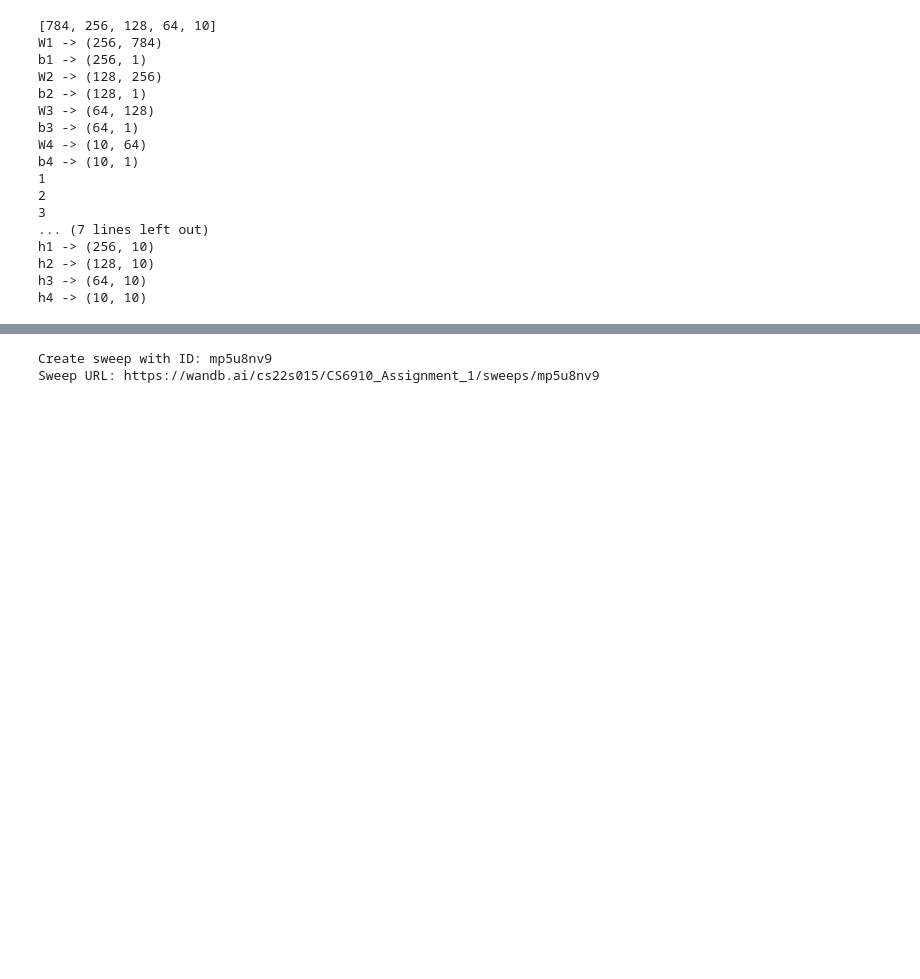
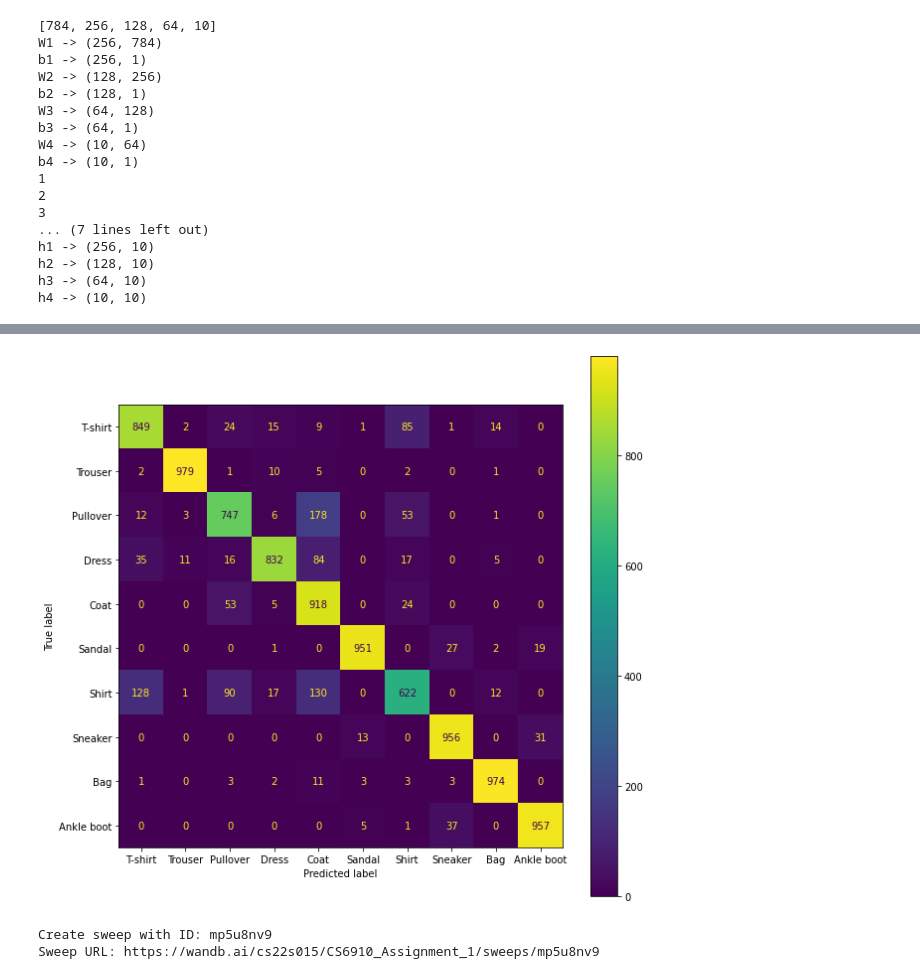
Before and after one commit to uanushkatkd/CS6910_Assignment1, a Jupyter notebook: Dl1.ipynb, the cells around one changed output, grey strips where cells are left out. Drawn from its saved outputs; the diff is of its cells as text; code cells hidden in the pictures; blank space fills up the shorter version.

```diff
--- a/Dl1.ipynb
+++ b/Dl1.ipynb
@@ -102,4 +129,5 @@ Downloading data from https://storage.googleapis.com/tensorflow/tf-keras-dataset
 # %%
+x_train,x_test,x_val,y_train,y_test,y_val,class_names=load_data('fashion_mnist')
 print(x_train.shape)
 print(y_train.shape)
 print(x_val.shape)
@@ -444,8 +450,9 @@ class NN:
       test_acc,test_loss,y_true2,y_perd2=self.modelPerformance(x_test,y_test)
 
 
-      wandb.log({"val_acc": val_acc, "train_acc": train_acc, "test_acc": test_acc, "val_loss": val_loss, "train_loss": train_loss,"test_loss":test_loss,"epoch": e+1})
+      #wandb.log({"val_acc": val_acc, "train_acc": train_acc, "test_acc": test_acc, "val_loss": val_loss, "train_loss": train_loss,"test_loss":test_loss,"epoch": e+1})
 
+    self.params=weights
     return weights
 
   def momentum(self,x_train,y_train,x_test,y_test,x_val,y_val):
@@ -499,8 +506,9 @@ class NN:
       test_acc,test_loss,y_true2,y_perd2=self.modelPerformance(x_test,y_test)
 
 
-      wandb.log({"val_acc": val_acc, "train_acc": train_acc, "test_acc": test_acc, "val_loss": val_loss, "train_loss": train_loss,"test_loss":test_loss,"epoch": e+1})
+      #wandb.log({"val_acc": val_acc, "train_acc": train_acc, "test_acc": test_acc, "val_loss": val_loss, "train_loss": train_loss,"test_loss":test_loss,"epoch": e+1})
 
+    self.params=weights
     return weights
 
 
@@ -566,8 +574,9 @@ class NN:
       test_acc,test_loss,y_true2,y_perd2=self.modelPerformance(x_test,y_test)
 
 
-      wandb.log({"val_acc": val_acc, "train_acc": train_acc, "test_acc": test_acc, "val_loss": val_loss, "train_loss": train_loss,"test_loss":test_loss,"epoch": e+1})
+      #wandb.log({"val_acc": val_acc, "train_acc": train_acc, "test_acc": test_acc, "val_loss": val_loss, "train_loss": train_loss,"test_loss":test_loss,"epoch": e+1})
 
+    self.params=weights
     return weights
 
 
@@ -626,8 +635,9 @@ class NN:
       test_acc,test_loss,y_true2,y_perd2=self.modelPerformance(x_test,y_test)
 
 
-      wandb.log({"val_acc": val_acc, "train_acc": train_acc, "test_acc": test_acc, "val_loss": val_loss, "train_loss": train_loss,"test_loss":test_loss,"epoch": e+1})
+      #wandb.log({"val_acc": val_acc, "train_acc": train_acc, "test_acc": test_acc, "val_loss": val_loss, "train_loss": train_loss,"test_loss":test_loss,"epoch": e+1})
 
+    self.params=weights
     return weights
 
   def adam(self,x_train,y_train,x_test,y_test,x_val,y_val):
@@ -697,8 +707,9 @@ class NN:
       test_acc,test_loss,y_true2,y_perd2=self.modelPerformance(x_test,y_test)
 
 
-      wandb.log({"val_acc": val_acc, "train_acc": train_acc, "test_acc": test_acc, "val_loss": val_loss, "train_loss": train_loss,"test_loss":test_loss,"epoch": e+1})
+      #wandb.log({"val_acc": val_acc, "train_acc": train_acc, "test_acc": test_acc, "val_loss": val_loss, "train_loss": train_loss,"test_loss":test_loss,"epoch": e+1})
 
+    self.params=weights
     return weights
 
 
@@ -784,11 +795,12 @@ class NN:
       print("Train Loss = " + str(train_loss))
 
 
-      test_acc,test_loss,y_true2,y_perd2=self.modelPerformance(x_test,y_test)
+      #test_acc,test_loss,y_true2,y_perd2=self.modelPerformance(x_test,y_test)
 
 
-      wandb.log({"val_acc": val_acc, "train_acc": train_acc, "test_acc": test_acc, "val_loss": val_loss, "train_loss": train_loss,"test_loss":test_loss,"epoch": e+1})
+      #wandb.log({"val_acc": val_acc, "train_acc": train_acc, "test_acc": test_acc, "val_loss": val_loss, "train_loss": train_loss,"test_loss":test_loss,"epoch": e+1})
 
+    self.params=weights
     return weights
 
 
@@ -811,7 +823,7 @@ class NN:
 
 
 
-hidden_layer=[64,64,64]
+hidden_layer=[256,256,256,256,256]
 no_of_class=10
 layer_dim=[x_train.shape[1]]+hidden_layer+[no_of_class]
 print(layer_dim)
@@ -823,0 +836,5 @@ lr=0.001
+# %%
+from sklearn.metrics import confusion_matrix, ConfusionMatrixDisplay
+nn = NN(layer_dim,10,0.001,'relu','cross_entropy','nadam','he_uniform',0,64)
+
+nn.fit(x_train,y_train,x_test,y_test,x_val,y_val)
@@ -823,0 +871,18 @@ lr=0.001
+# %%
+test_acc,test_loss,y_true,y_pred=nn.modelPerformance(x_test,y_test)
+
+print("Train Accuracy = " + str(test_acc))
+print("Train Loss = " + str(test_loss))
+class_names1 = ['T-shirt', 'Trouser', 'Pullover', 'Dress', 'Coat',
+               'Sandal', 'Shirt', 'Sneaker', 'Bag', 'Ankle boot']
+
+
+cm = confusion_matrix(y_true,y_pred)
+disp = ConfusionMatrixDisplay(confusion_matrix=cm,
+                               display_labels=class_names1)
+
+
+fig, ax = plt.subplots(figsize=(10,10))
+disp.plot(ax=ax)
+plt.show()
+# %% [output]
@@ -824,3 +891,4 @@ lr=0.001
+[figure, added]
 # %%
 sweep_config={
     'method' : 'bayes' ,
```
Also changed, not shown: parts of 7 cells of this notebook.
